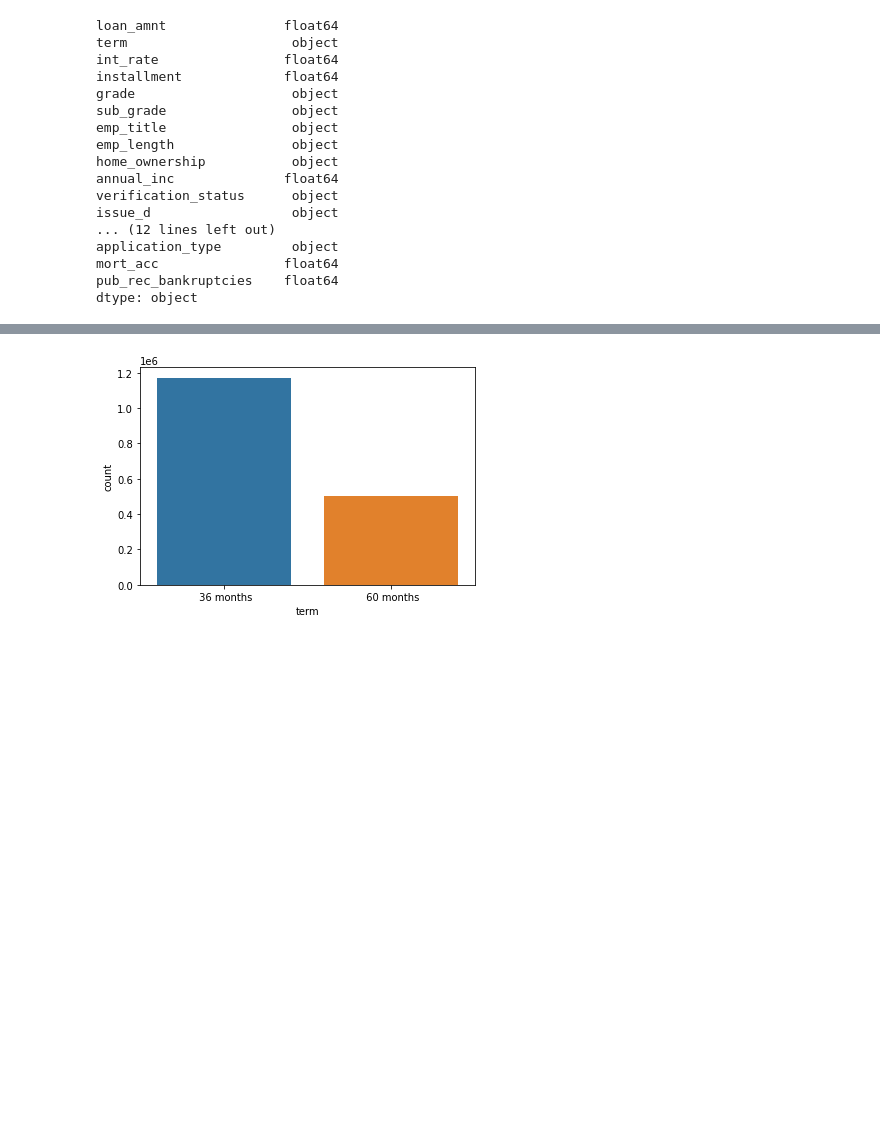
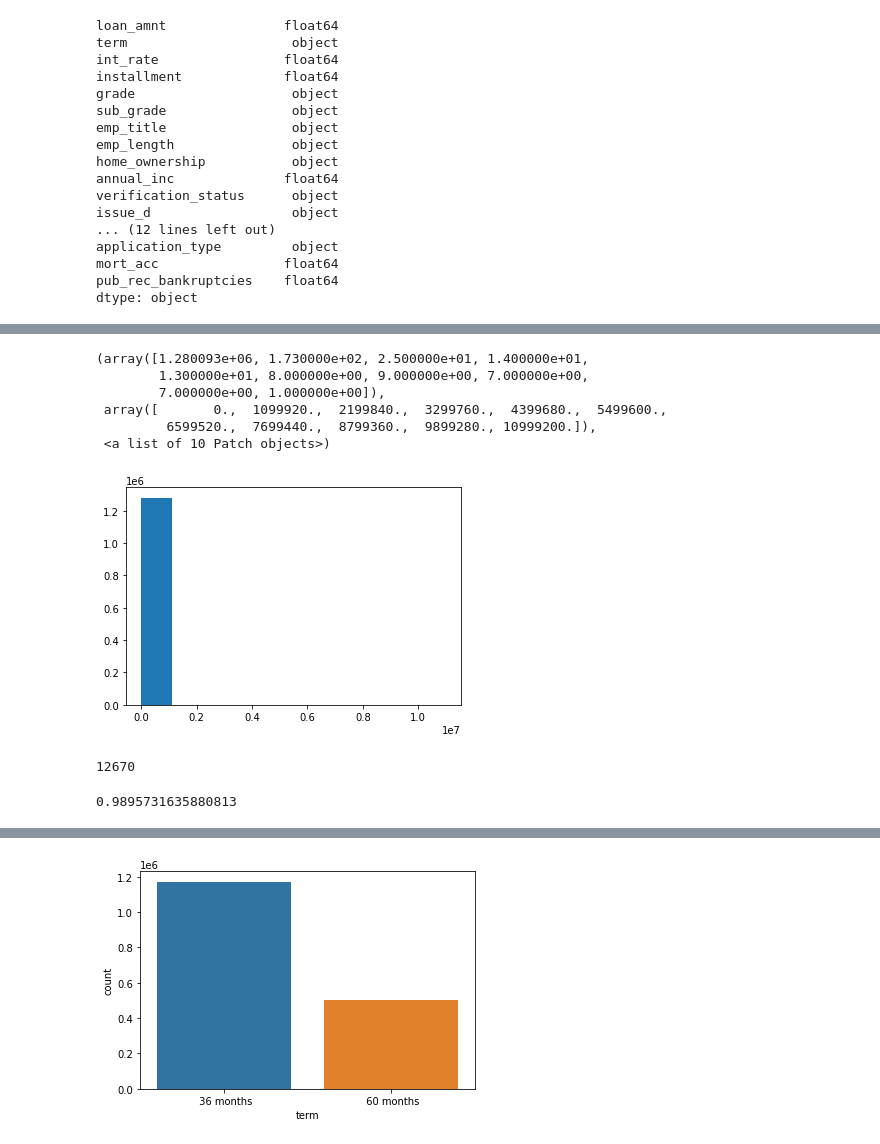
Before and after one commit to laussin86/Capstone-project, a Jupyter notebook: Loan_Default_Project.ipynb, the cells around one changed output, grey strips where cells are left out. Cells and saved outputs as stored; diff of their text form; code cells hidden in the pictures; blank space fills up the shorter version.

```diff
--- a/Loan_Default_Project.ipynb
+++ b/Loan_Default_Project.ipynb
@@ -240,0 +119,22 @@ plt.hist(df['int_rate'])
+# %%
+#distribution of annual income
+plt.hist(df_nocurrent['annual_inc'])
+# %% [output]
+(array([1.280093e+06, 1.730000e+02, 2.500000e+01, 1.400000e+01,
+        1.300000e+01, 8.000000e+00, 9.000000e+00, 7.000000e+00,
+        7.000000e+00, 1.000000e+00]),
+ array([       0.,  1099920.,  2199840.,  3299760.,  4399680.,  5499600.,
+         6599520.,  7699440.,  8799360.,  9899280., 10999200.]),
+ <a list of 10 Patch objects>)
+[figure, added]
+# %%
+# salary is highly skewed towards the right so lets find how many people has annual income more than 250,000
+len(df_nocurrent[df_nocurrent['annual_inc'] > 250000])
+# %% [output]
+12670
+# %%
+#or in percentage
+per=12670*100/len(df)
+per
+# %% [output]
+0.9895731635880813
```
Also changed, not shown: parts of 79 cells of this notebook.
